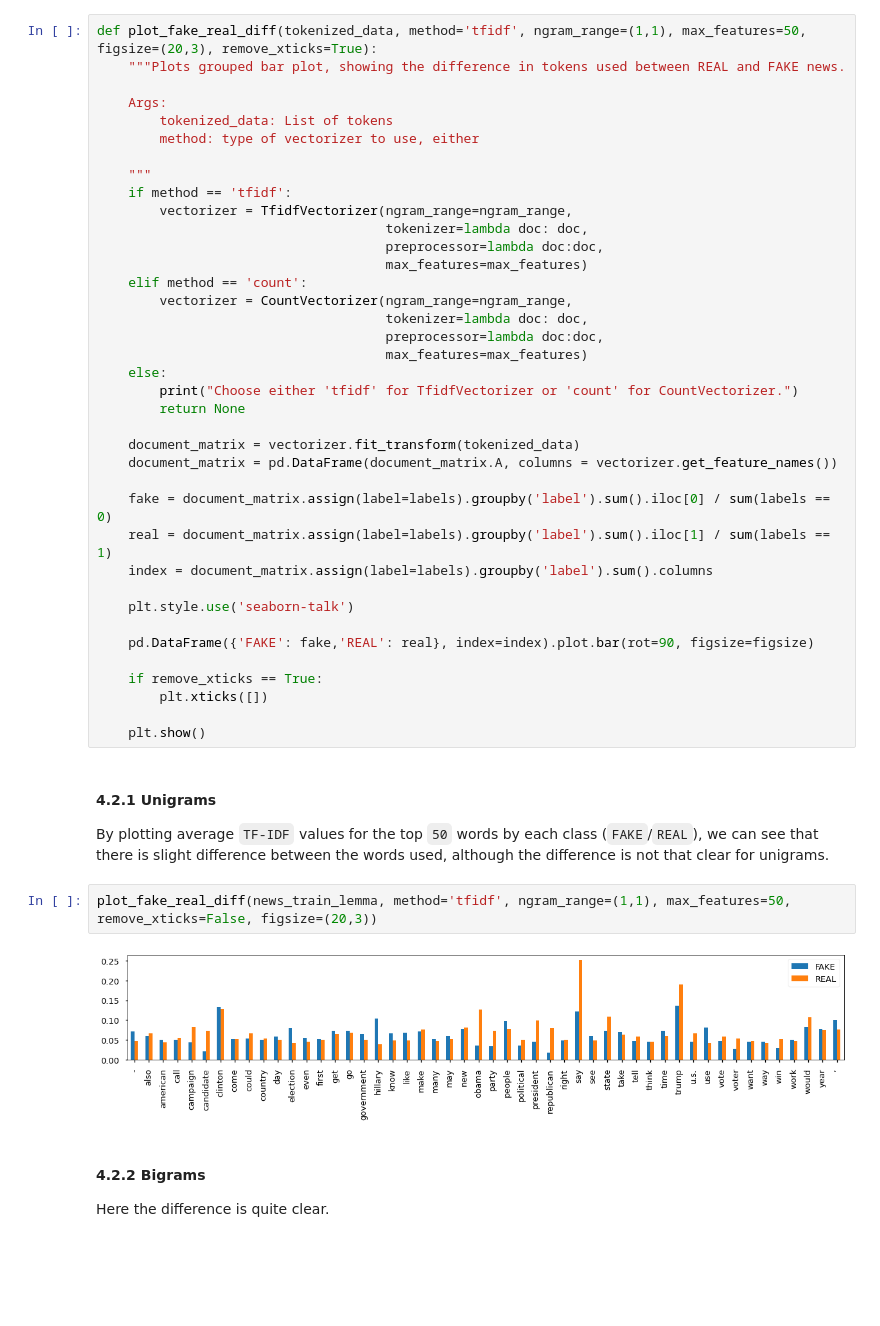
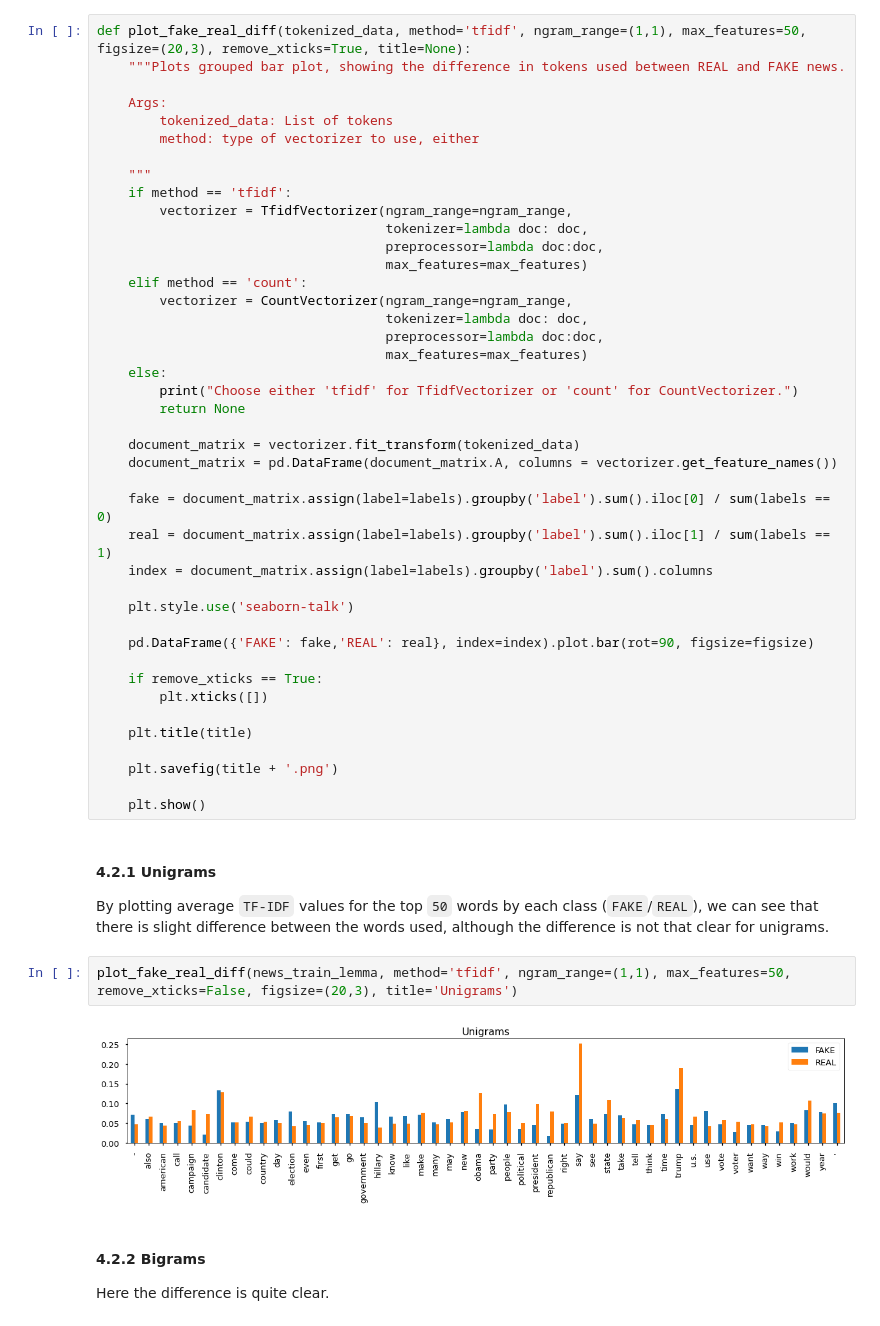
Before and after one commit to AdiletGaparov/mbd-natural-language-processing, a Jupyter notebook: fake-news-detection/fake-news-detection.ipynb, the cells around one changed output. Saved outputs shown, nothing was run; the diff lists cells and outputs as text; blank space fills up the shorter version.

```diff
--- a/fake-news-detection/fake-news-detection.ipynb
+++ b/fake-news-detection/fake-news-detection.ipynb
@@ -237,7 +237,7 @@ Here we will check several our hypotheses through EDA. Mainly, how `FAKE` and `R
 2. frequency of POS tags
 3. length of news and number of tokens
 # %%
-def plot_fake_real_diff(tokenized_data, method='tfidf', ngram_range=(1,1), max_features=50, figsize=(20,3), remove_xticks=True):
+def plot_fake_real_diff(tokenized_data, method='tfidf', ngram_range=(1,1), max_features=50, figsize=(20,3), remove_xticks=True, title=None):
     """Plots grouped bar plot, showing the difference in tokens used between REAL and FAKE news.
 
     Args:
@@ -273,15 +273,19 @@ def plot_fake_real_diff(tokenized_data, method='tfidf', ngram_range=(1,1), max_f
     if remove_xticks == True:
         plt.xticks([])
 
+    plt.title(title)
+
+    plt.savefig(title + '.png')
+
     plt.show()
 # %% [markdown]
 #### 4.2.1 Unigrams
 
 By plotting average `TF-IDF` values for the top `50` words by each class (`FAKE`/`REAL`), we can see that there is slight difference between the words used, although the difference is not that clear for unigrams.
 # %%
-plot_fake_real_diff(news_train_lemma, method='tfidf', ngram_range=(1,1), max_features=50, remove_xticks=False, figsize=(20,3))
+plot_fake_real_diff(news_train_lemma, method='tfidf', ngram_range=(1,1), max_features=50, remove_xticks=False, figsize=(20,3), title='Unigrams')
 # %% [output]
-[figure, old version]
+[figure, new version]
 # %% [markdown]
 #### 4.2.2 Bigrams
 
```
Also changed, not shown: parts of 2 cells of this notebook, 1 other file.
